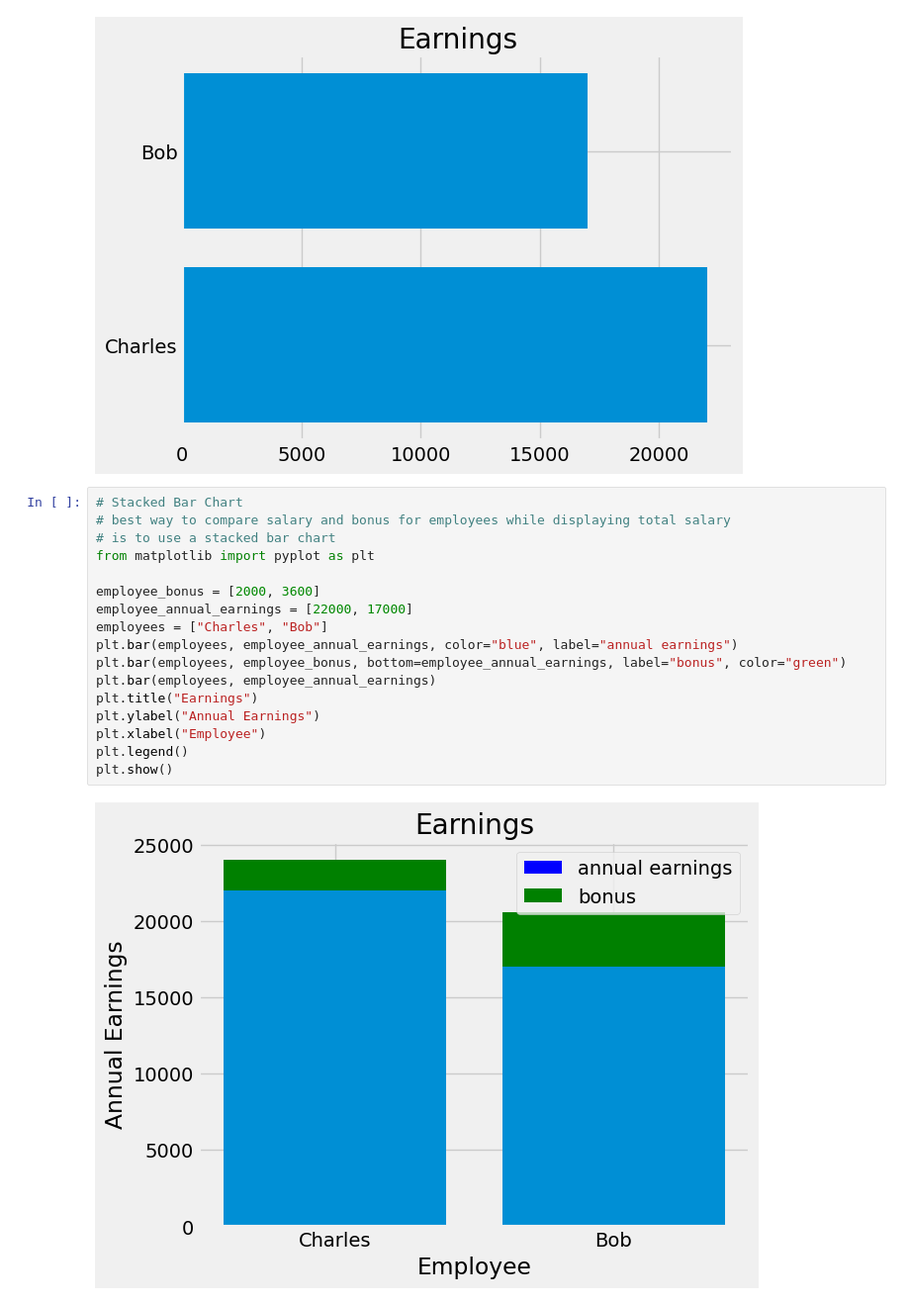
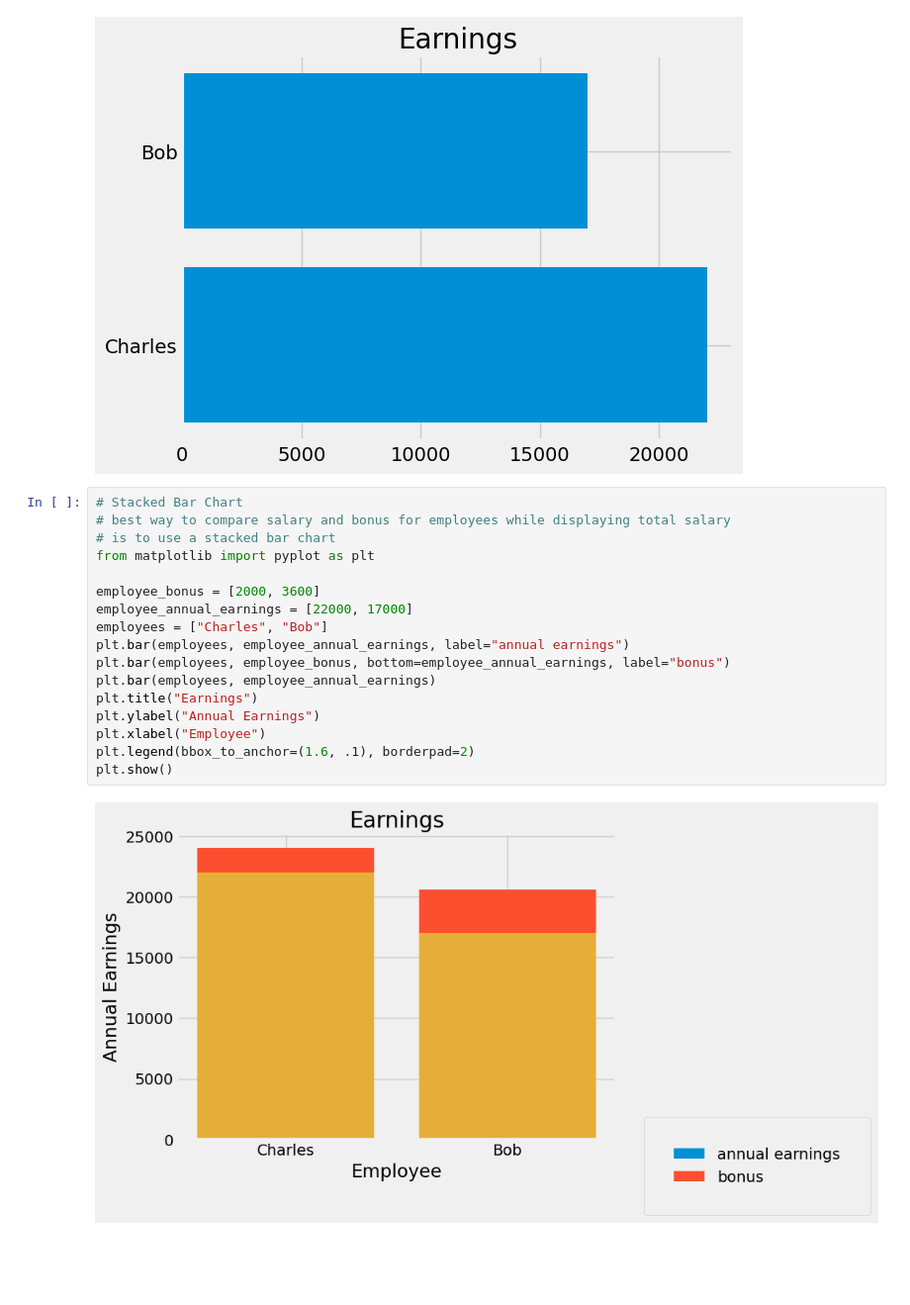
Before and after one commit to hessifer/DataScienceAIML, a Jupyter notebook: learning_pandas.ipynb, the cells around one changed output. Shown at 99% size. Cells and saved outputs as stored; diff of their text form; blank space fills up the shorter version.

Commit message:
working with color matching for legend

```diff
--- a/learning_pandas.ipynb
+++ b/learning_pandas.ipynb
@@ -822,19 +822,19 @@ plt.show()
 # %%
 # Stacked Bar Chart
 # best way to compare salary and bonus for employees while displaying total salary
 # is to use a stacked bar chart
 from matplotlib import pyplot as plt
 
 employee_bonus = [2000, 3600]
 employee_annual_earnings = [22000, 17000]
 employees = ["Charles", "Bob"]
-plt.bar(employees, employee_annual_earnings, color="blue", label="annual earnings")
-plt.bar(employees, employee_bonus, bottom=employee_annual_earnings, label="bonus", color="green")
+plt.bar(employees, employee_annual_earnings, label="annual earnings")
+plt.bar(employees, employee_bonus, bottom=employee_annual_earnings, label="bonus")
 plt.bar(employees, employee_annual_earnings)
 plt.title("Earnings")
 plt.ylabel("Annual Earnings")
 plt.xlabel("Employee")
-plt.legend()
+plt.legend(bbox_to_anchor=(1.6, .1), borderpad=2)
 plt.show()
 # %% [output]
-[figure, old version]
+[figure, new version]
```
